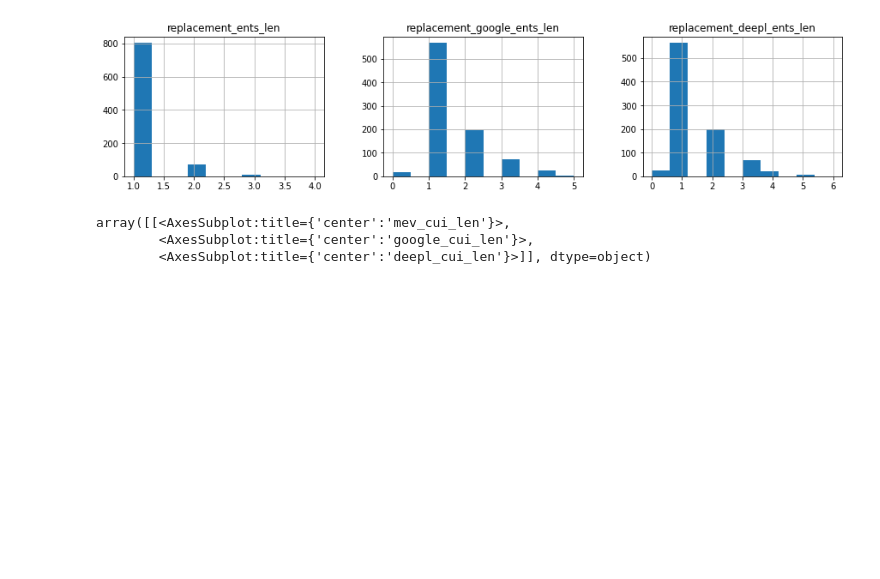
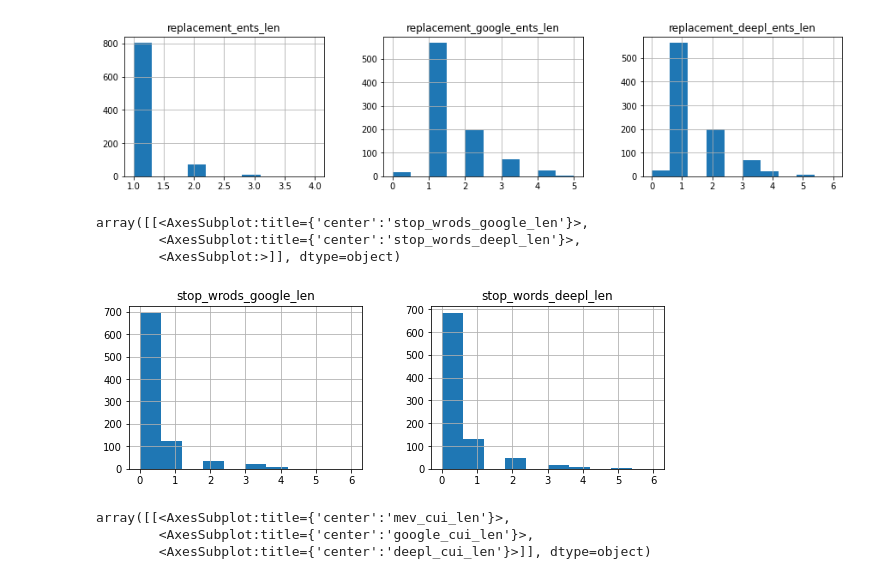
Before and after one commit to vyasakhilesh/biomed_entity_extraction, a Jupyter notebook: notebooks/data_analysis.ipynb, the cells around one changed output. Cells and saved outputs as stored; diff of their text form; code cells hidden in the pictures; blank space fills up the shorter version.

```diff
--- a/notebooks/data_analysis.ipynb
+++ b/notebooks/data_analysis.ipynb
@@ -34,6 +35,13 @@ array([[<AxesSubplot:title={'center':'replacement_ents_len'}>,
         <AxesSubplot:title={'center':'replacement_deepl_ents_len'}>]],
       dtype=object)
 [figure]
+# %%
+df[['stop_wrods_google_len', 'stop_words_deepl_len']].hist(figsize=(15,3), layout=(1,3))
+# %% [output]
+array([[<AxesSubplot:title={'center':'stop_wrods_google_len'}>,
+        <AxesSubplot:title={'center':'stop_words_deepl_len'}>,
+        <AxesSubplot:>]], dtype=object)
+[figure, added]
 # %%
 df[['mev_cui_len','google_cui_len', 'deepl_cui_len']].hist(figsize=(15,3), layout=(1,3))
 # %% [output]
```
Also changed, not shown: parts of 5 cells of this notebook, 4 other files.
